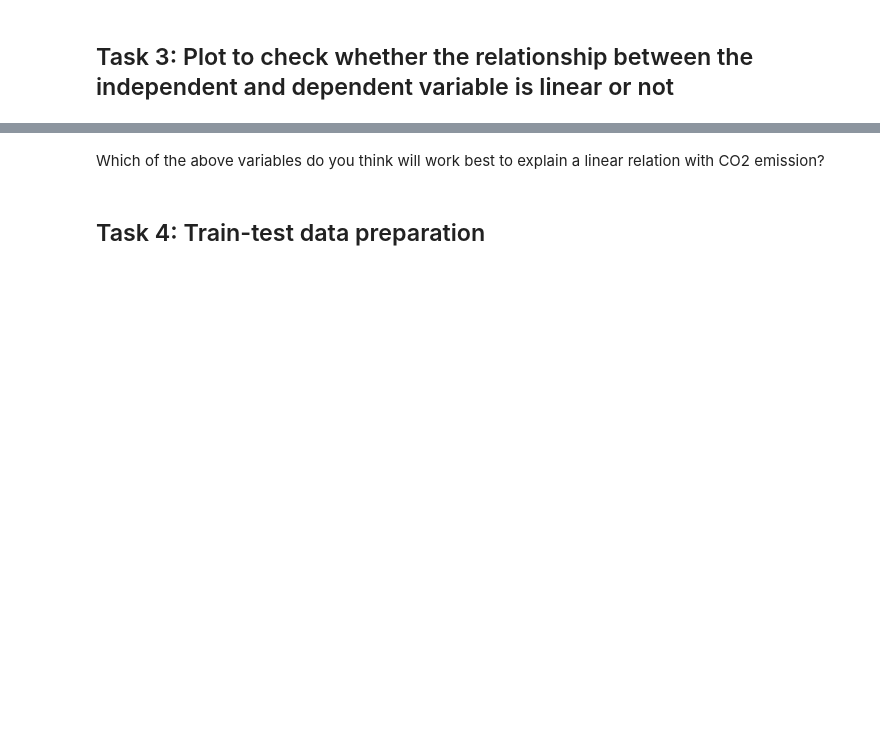
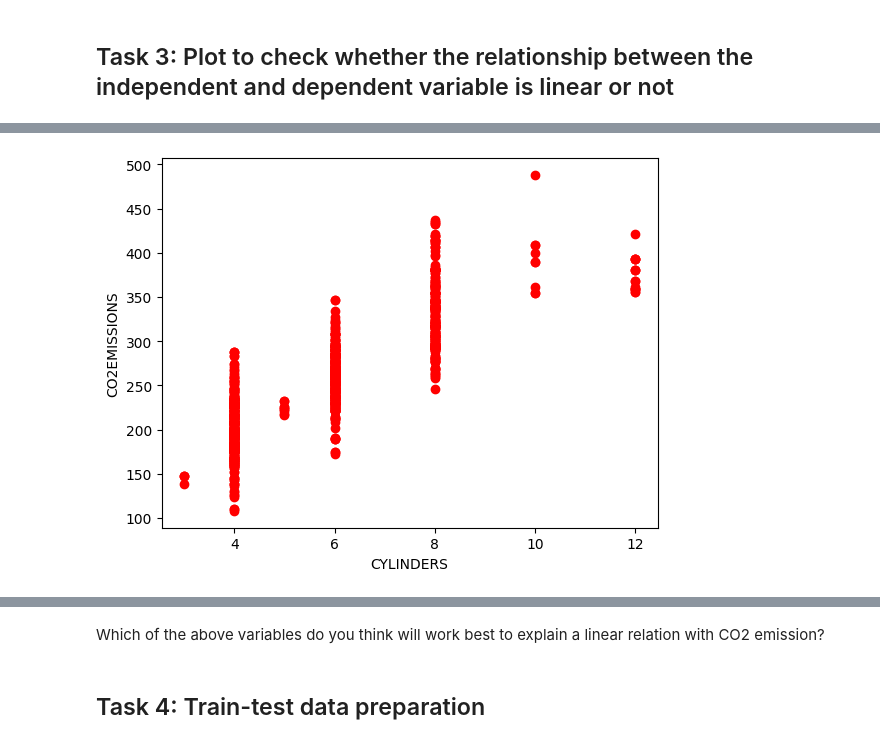
Before and after one commit to 535amar/CMP7005_Programming-for-Data-Analysis_S1_25, a Jupyter notebook: Simple_Linear_Regression_Workshop_8_.ipynb, the cells around one changed output, grey strips where cells are left out. Drawn from its saved outputs; the diff is of its cells as text; code cells hidden in the pictures; blank space fills up the shorter version.

```diff
--- a/Simple_Linear_Regression_Workshop_8_.ipynb
+++ b/Simple_Linear_Regression_Workshop_8_.ipynb
@@ -56,6 +88,8 @@ plt.show()
 # %%
-plt.scatter(df.CYLINDERS,df.CO2EMISSIONS, color='cyan')
+plt.scatter(df.CYLINDERS,df.CO2EMISSIONS, color='red')
 plt.xlabel("CYLINDERS")
 plt.ylabel("CO2EMISSIONS")
 plt.show()
+# %% [output]
+[figure, added]
 # %%
```
Also changed, not shown: parts of 17 cells of this notebook.
